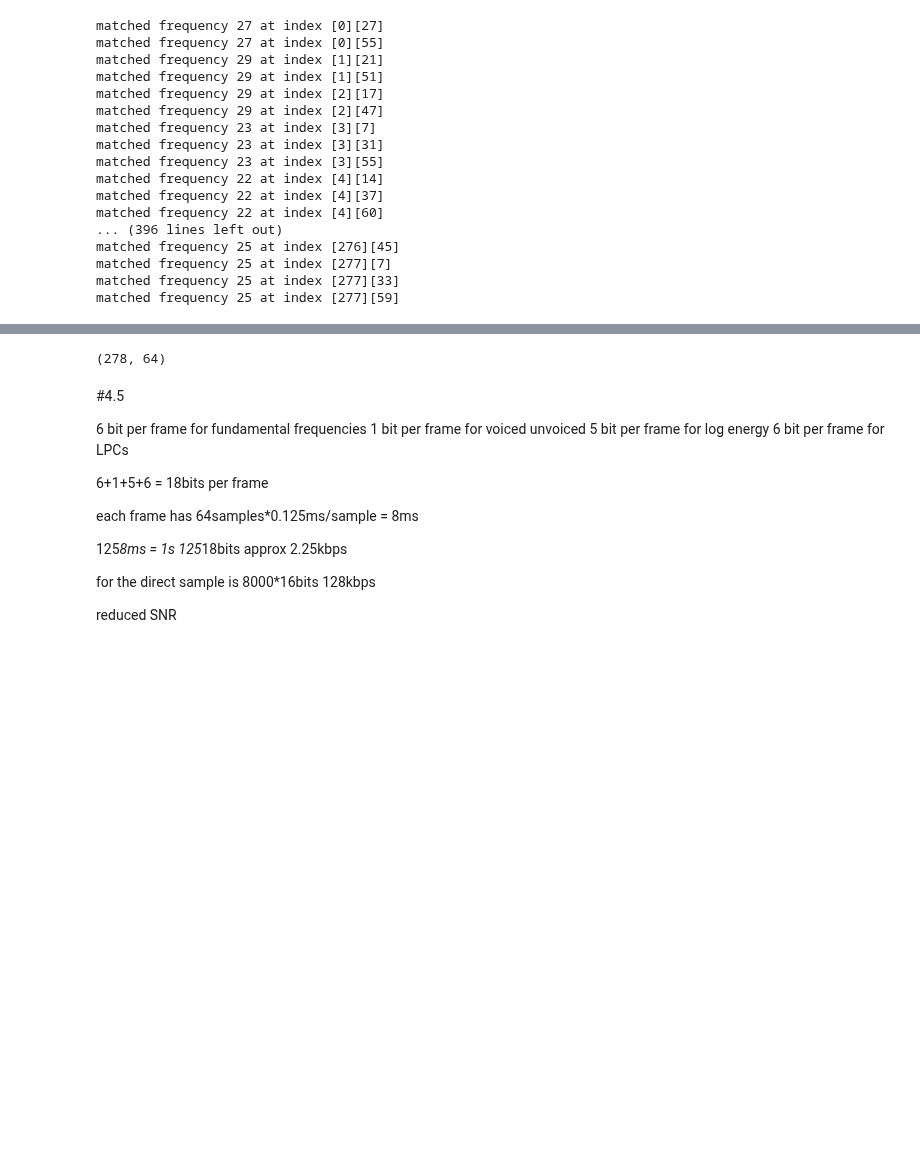
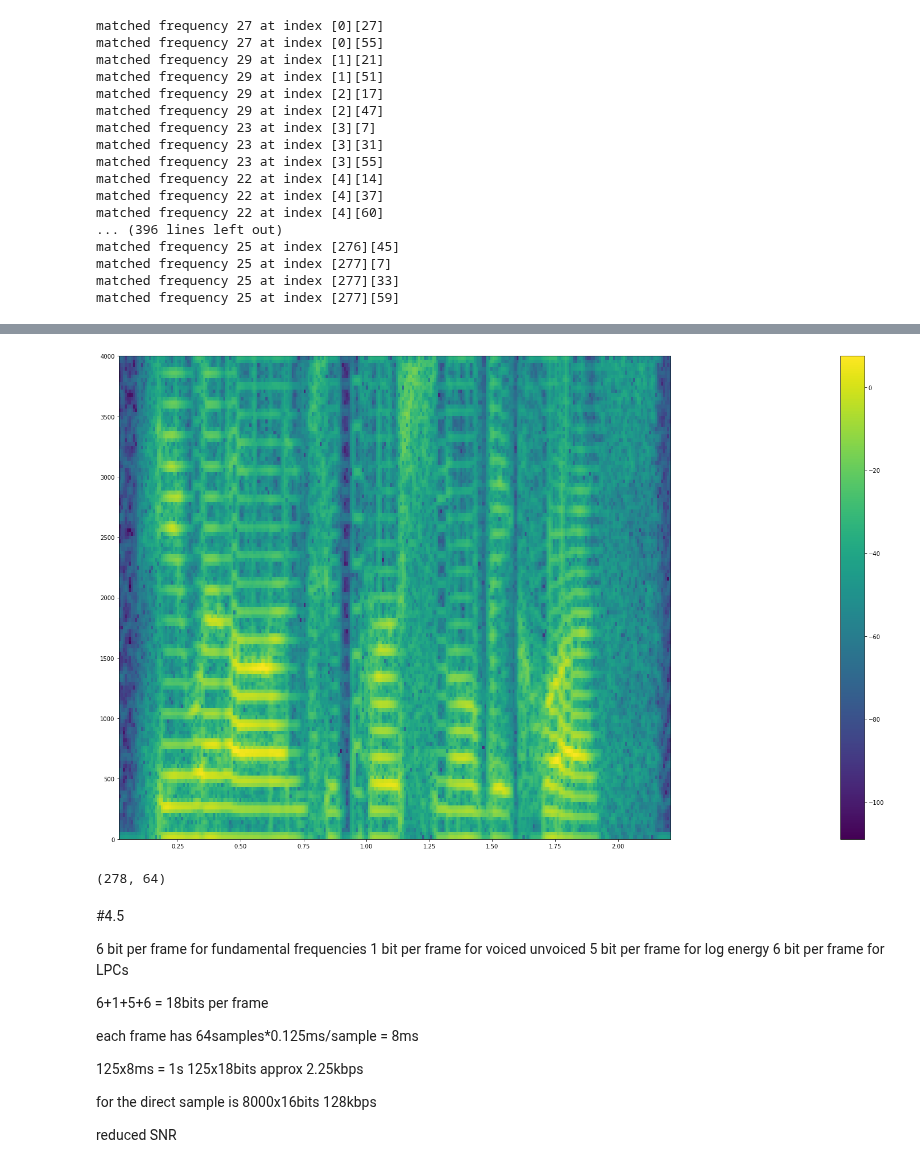
Before and after one commit to angelonti/uhh_ssp_summer2023, a Jupyter notebook: exercise4/exercise4_final.ipynb, the cells around one changed output, grey strips where cells are left out. Saved outputs shown, nothing was run; the diff lists cells and outputs as text; code cells hidden in the pictures; blank space fills up the shorter version.

```diff
--- a/exercise4/exercise4_final.ipynb
+++ b/exercise4/exercise4_final.ipynb
@@ -1702,3 +1710,7 @@ sd.play(variable_f0_signal_improved_quantized, sampling_rate)
+# %%
+plot_spectrogram(variable_f0_signal_improved_quantized)
+# %% [output]
+[figure, added]
 # %%
 voiced_ex_segments.shape
 # %% [output]
@@ -1715,9 +1727,9 @@ voiced_ex_segments.shape
 
 each frame has 64samples*0.125ms/sample = 8ms
 
-125*8ms = 1s
-125*18bits approx 2.25kbps
+125x8ms = 1s
+125x18bits approx 2.25kbps
 
-for the direct sample is 8000*16bits  128kbps
+for the direct sample is 8000x16bits  128kbps
 
 reduced SNR
```
Also changed, not shown: parts of 15 cells of this notebook.
